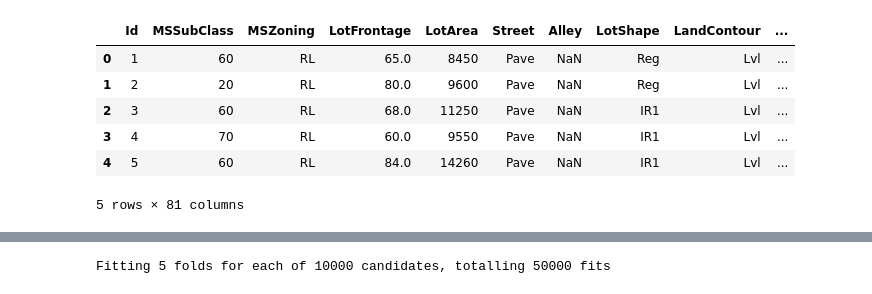
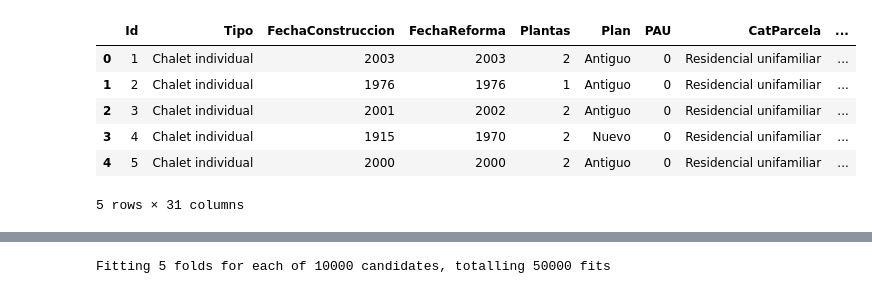
Before and after one commit to inogii/lacasademickeymouse, a Jupyter notebook: main.ipynb, the cells around one changed output, grey strips where cells are left out. Saved outputs shown, nothing was run; the diff lists cells and outputs as text; code cells hidden in the pictures.

```diff
--- a/main.ipynb
+++ b/main.ipynb
@@ -20,16 +22,16 @@ import datetime
 
 warnings.filterwarnings('ignore')
 # %%
-df = pd.read_csv('train_2.csv')
+df = pd.read_csv('train.csv')
 df.head()
 # %% [output]
-|  | Id | MSSubClass | MSZoning | LotFrontage | LotArea | Street | Alley | LotShape | LandContour | ... |
-| 0 | 1 | 60 | RL | 65.0 | 8450 | Pave | NaN | Reg | Lvl | ... |
-| 1 | 2 | 20 | RL | 80.0 | 9600 | Pave | NaN | Reg | Lvl | ... |
-| 2 | 3 | 60 | RL | 68.0 | 11250 | Pave | NaN | IR1 | Lvl | ... |
-| 3 | 4 | 70 | RL | 60.0 | 9550 | Pave | NaN | IR1 | Lvl | ... |
-| 4 | 5 | 60 | RL | 84.0 | 14260 | Pave | NaN | IR1 | Lvl | ... |
+|  | Id | Tipo | FechaConstruccion | FechaReforma | Plantas | Plan | PAU | CatParcela | ... |
+| 0 | 1 | Chalet individual | 2003 | 2003 | 2 | Antiguo | 0 | Residencial unifamiliar | ... |
+| 1 | 2 | Chalet individual | 1976 | 1976 | 1 | Antiguo | 0 | Residencial unifamiliar | ... |
+| 2 | 3 | Chalet individual | 2001 | 2002 | 2 | Antiguo | 0 | Residencial unifamiliar | ... |
+| 3 | 4 | Chalet individual | 1915 | 1970 | 2 | Nuevo | 0 | Residencial unifamiliar | ... |
+| 4 | 5 | Chalet individual | 2000 | 2000 | 2 | Antiguo | 0 | Residencial unifamiliar | ... |
-5 rows × 81 columns
+5 rows × 31 columns
 # %%
 def visualize_dataframe_distributions(df):
     # Filtering columns by data type
```
Also changed, not shown: parts of 10 cells of this notebook.
